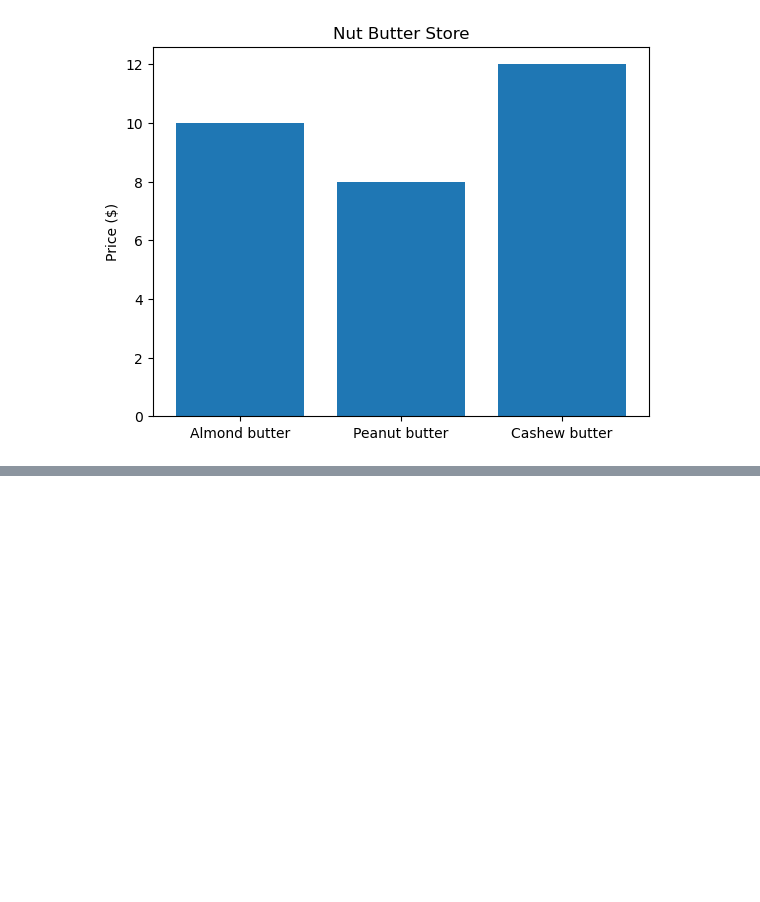
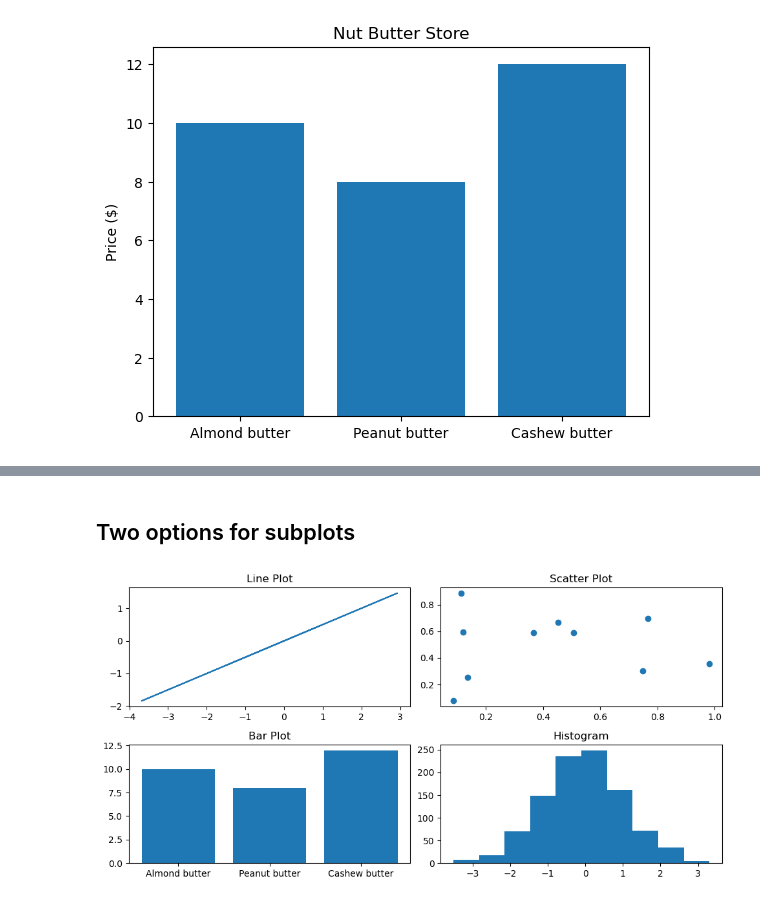
Before and after one commit to junaidknows/ml-study-projects, a Jupyter notebook: Introduction to Matplotlib.ipynb, the cells around one changed output, grey strips where cells are left out. Saved outputs shown, nothing was run; the diff lists cells and outputs as text; code cells hidden in the pictures; blank space fills up the shorter version.

```diff
--- a/Introduction to Matplotlib.ipynb
+++ b/Introduction to Matplotlib.ipynb
@@ -147,0 +170,45 @@ plt.show()
+# %% [markdown]
+## Two options for subplots
+# %%
+# Subplot option 1 , we have tuple in our subplot
+# nrows and ncols and figsize are the keyword arguments
+# nrows is the number of rows of subplots
+# ncols is the number of columns of subplots
+# figsize is the dimensions of the plot
+
+
+fig, ((ax1, ax2), (ax3, ax4)) = plt.subplots(nrows=2,
+                                             ncols=2,
+                                             figsize=(10, 5))
+
+
+# Commneted out the code because it will not work in the same cell, we're adding the data to each plot below
+#plt.show()
+
+# Plot to each different axis
+ax1.plot(x, x/2) # Line plot
+ax1.set(title="Line Plot")
+
+# Add spacing between plots
+plt.tight_layout()
+
+# Plot to 2nd axis
+ax2.scatter(np.random.random(10), np.random.random(10)) # Scatter plot
+ax2.set(title="Scatter Plot")
+
+# Add spacing between plots
+plt.tight_layout()
+
+# Plot to 3rd axis
+ax3.bar(nut_butter_prices.keys(), nut_butter_prices.values()) # Bar plot
+ax3.set(title="Bar Plot")
+
+# Add spacing between plots
+plt.tight_layout()
+
+# Plot to 4th axis
+ax4.hist(np.random.randn(1000)) # Histogram
+ax4.set(title="Histogram")
+plt.show()
+# %% [output]
+[figure, added]
```
Also changed, not shown: parts of 5 cells of this notebook.
